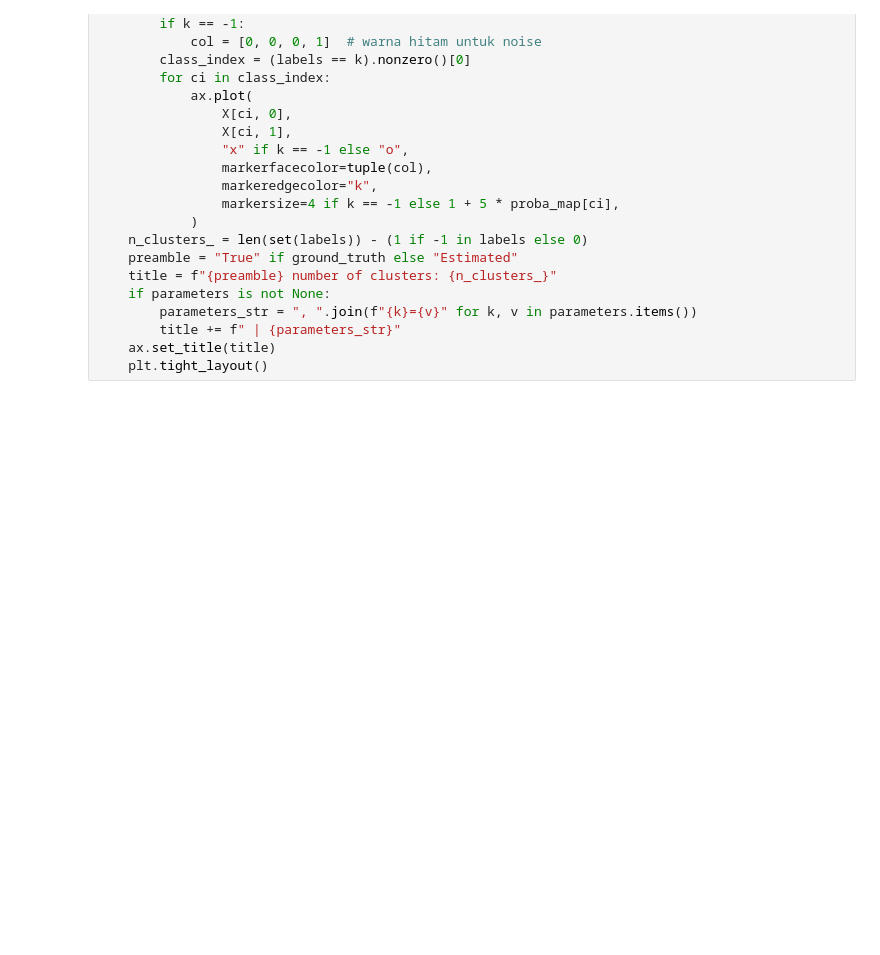
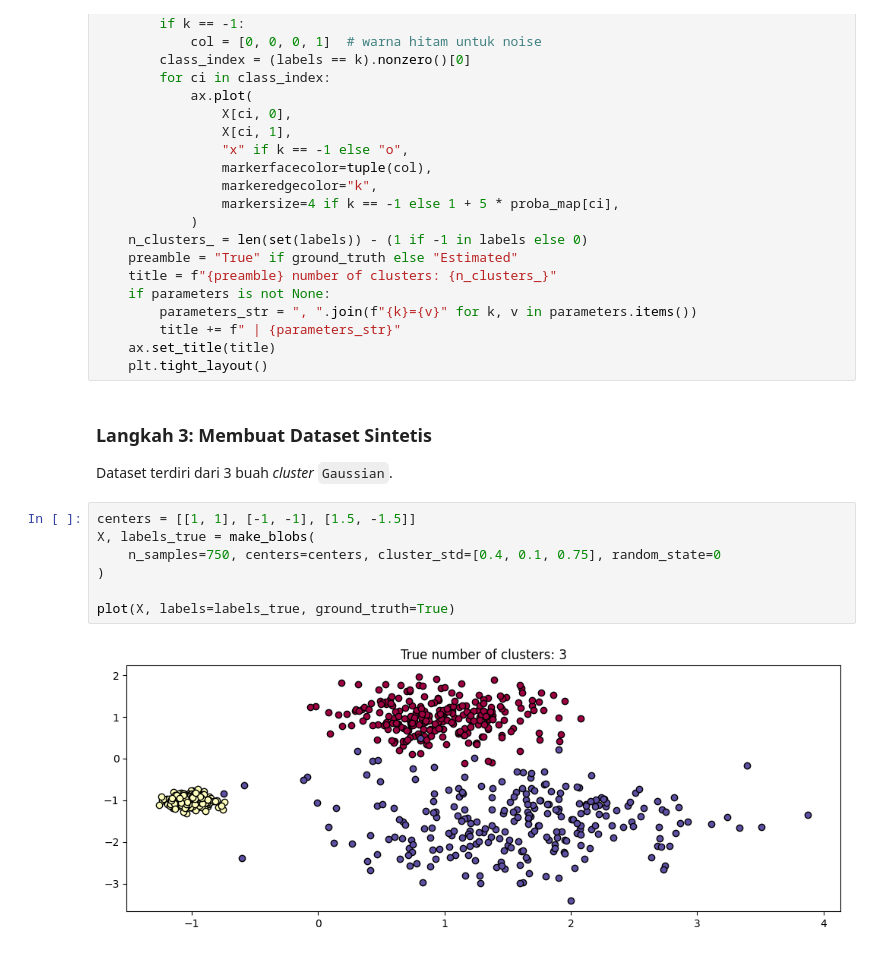
Before and after one commit to a6iyyu/MachineLearning_3F_23, a Jupyter notebook: JS5/src/P1.ipynb, the cells around one changed output. Saved outputs shown, nothing was run; the diff lists cells and outputs as text; blank space fills up the shorter version.

```diff
--- a/JS5/src/P1.ipynb
+++ b/JS5/src/P1.ipynb
@@ -87,3 +59,16 @@ def plot(X, labels, probabilities=None, parameters=None, ground_truth=False, ax=
         title += f" | {parameters_str}"
     ax.set_title(title)
     plt.tight_layout()
+# %% [markdown]
+### **Langkah 3: Membuat Dataset Sintetis**
+
+Dataset terdiri dari 3 buah _cluster_ `Gaussian`.
+# %%
+centers = [[1, 1], [-1, -1], [1.5, -1.5]]
+X, labels_true = make_blobs(
+    n_samples=750, centers=centers, cluster_std=[0.4, 0.1, 0.75], random_state=0
+)
+
+plot(X, labels=labels_true, ground_truth=True)
+# %% [output]
+[figure, added]
```
Also changed, not shown: parts of 14 cells of this notebook.
